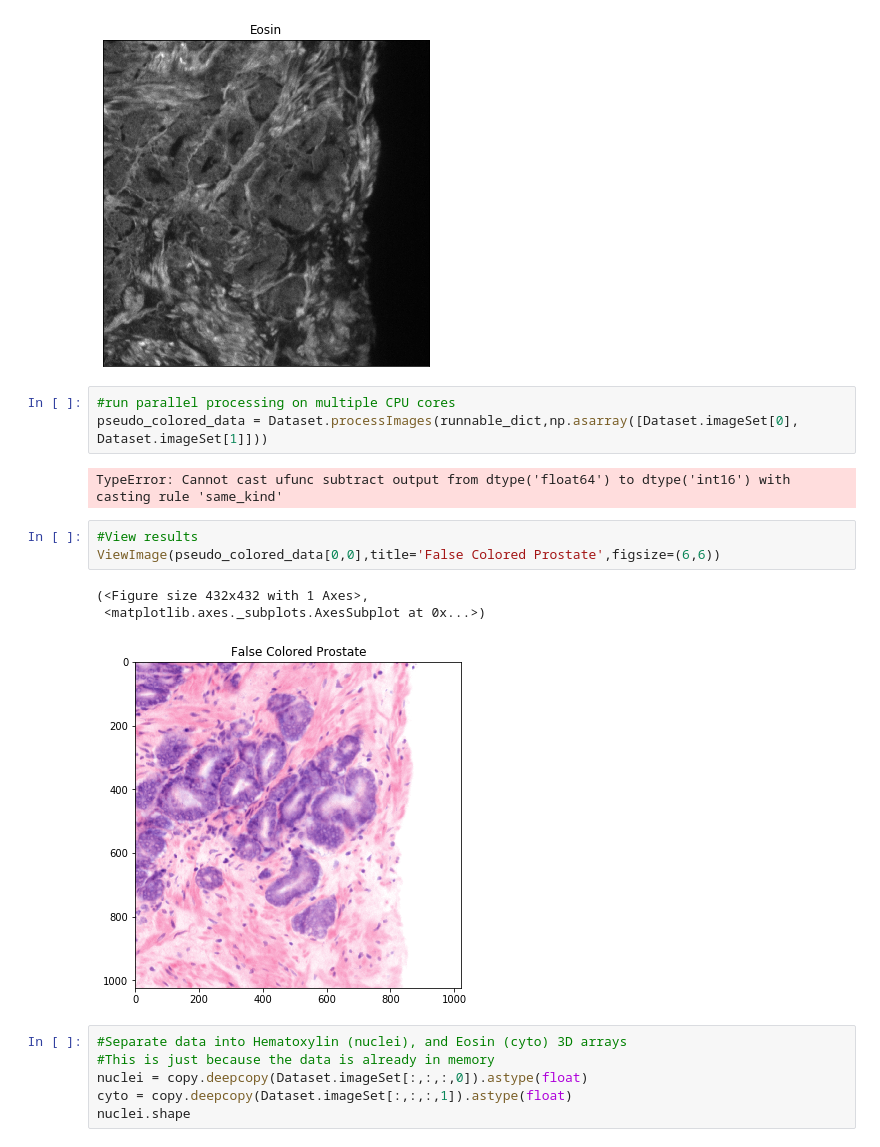
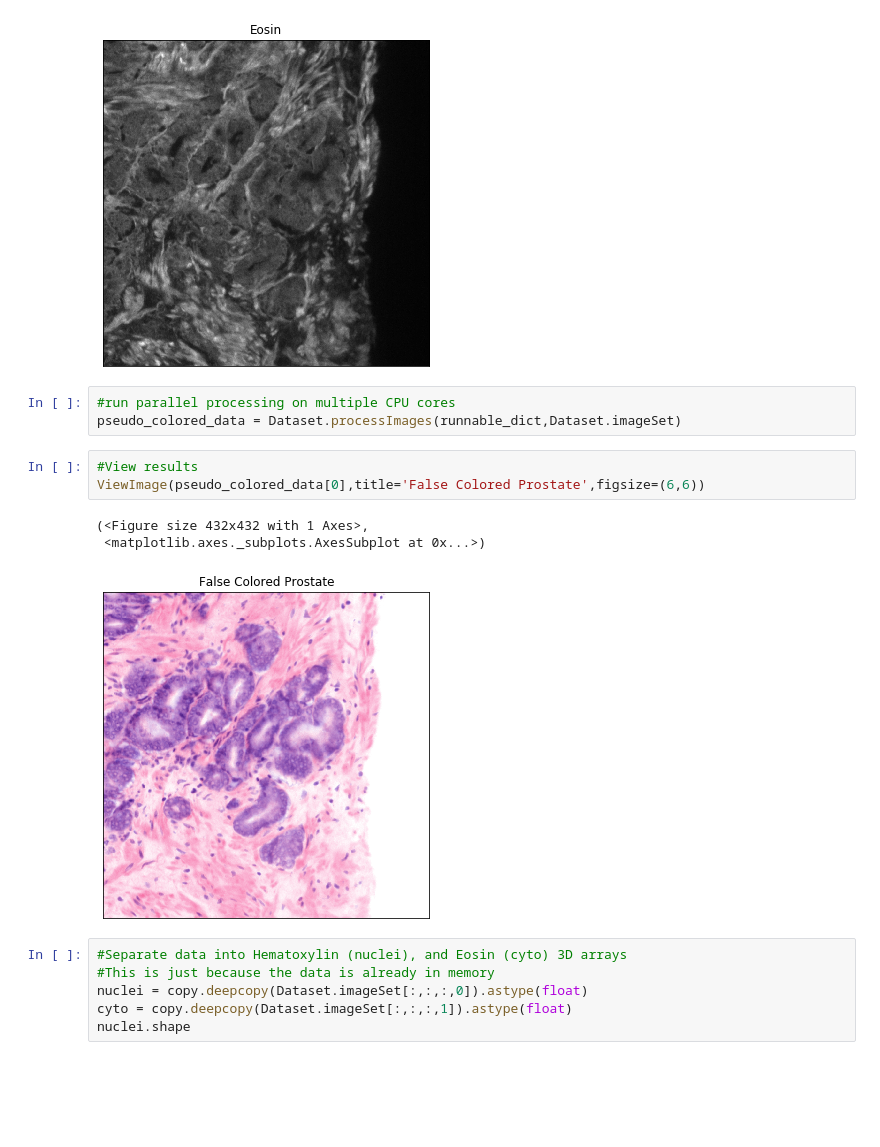
Before and after one commit to serrob23/falsecolor, a Jupyter notebook: Example/Prostate Example.ipynb, the cells around one changed output. Drawn from its saved outputs; the diff is of its cells as text; blank space fills up the shorter version.

Commit message:
Updated version in setup.py, updated imports in Example notebooks, fixed bug in process images

```diff
--- a/Example/Prostate Example.ipynb
+++ b/Example/Prostate Example.ipynb
@@ -58,16 +58,14 @@ ViewImage(Dataset.imageSet[1,0,:,:], title = 'Eosin', cmap = 'gray', figsize = (
 [figure]
 # %%
 #run parallel processing on multiple CPU cores
-pseudo_colored_data = Dataset.processImages(runnable_dict,np.asarray([Dataset.imageSet[0], Dataset.imageSet[1]]))
+pseudo_colored_data = Dataset.processImages(runnable_dict,Dataset.imageSet)
-# %% [output]
-TypeError: Cannot cast ufunc subtract output from dtype('float64') to dtype('int16') with casting rule 'same_kind'
 # %%
 #View results
-ViewImage(pseudo_colored_data[0,0],title='False Colored Prostate',figsize=(6,6))
+ViewImage(pseudo_colored_data[0],title='False Colored Prostate',figsize=(6,6))
 # %% [output]
 (<Figure size 432x432 with 1 Axes>,
  <matplotlib.axes._subplots.AxesSubplot at 0x...>)
-[figure, old version]
+[figure, new version]
 # %%
 #Separate data into Hematoxylin (nuclei), and Eosin (cyto) 3D arrays
 #This is just because the data is already in memory
```
Also changed, not shown: 2 other files.
